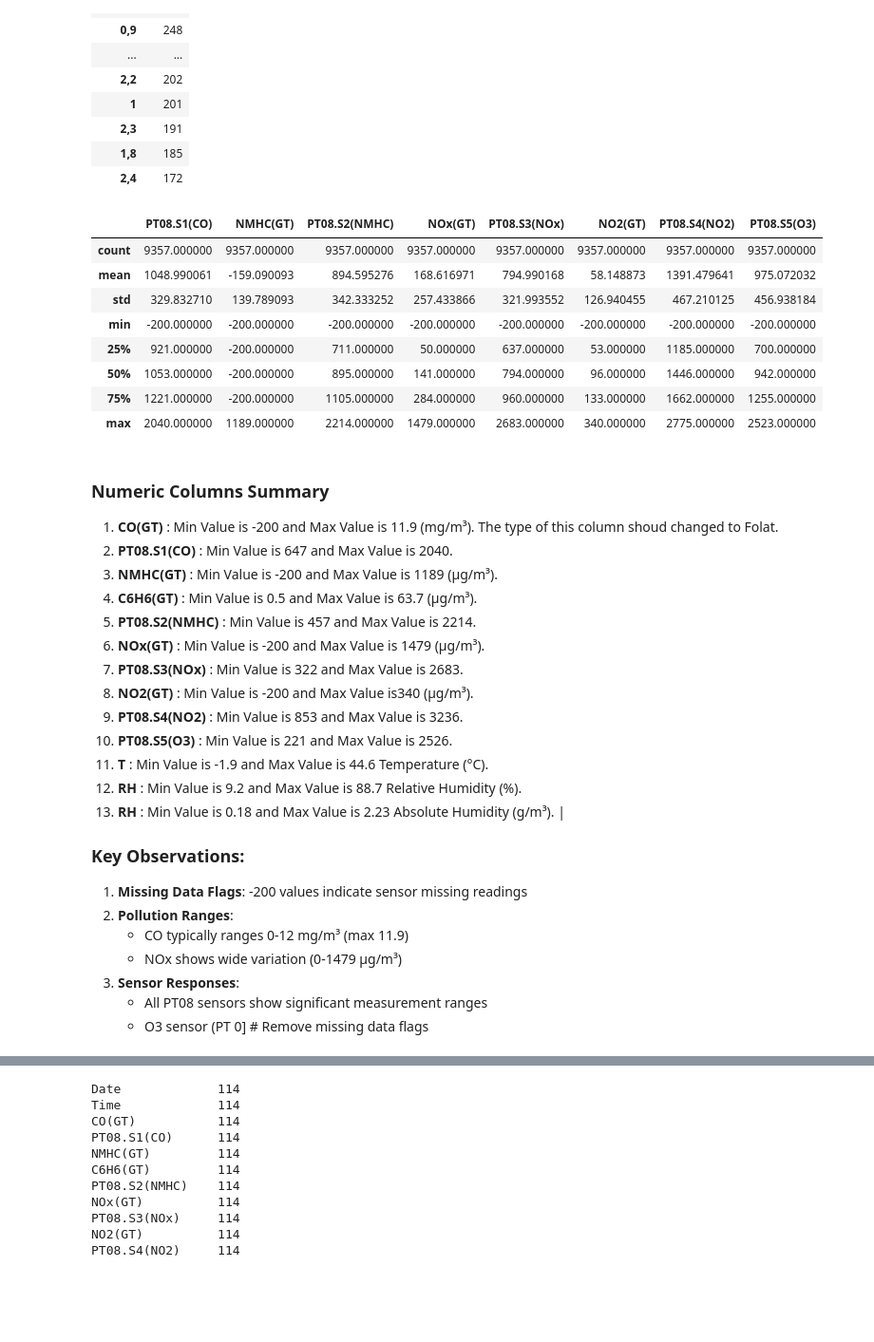
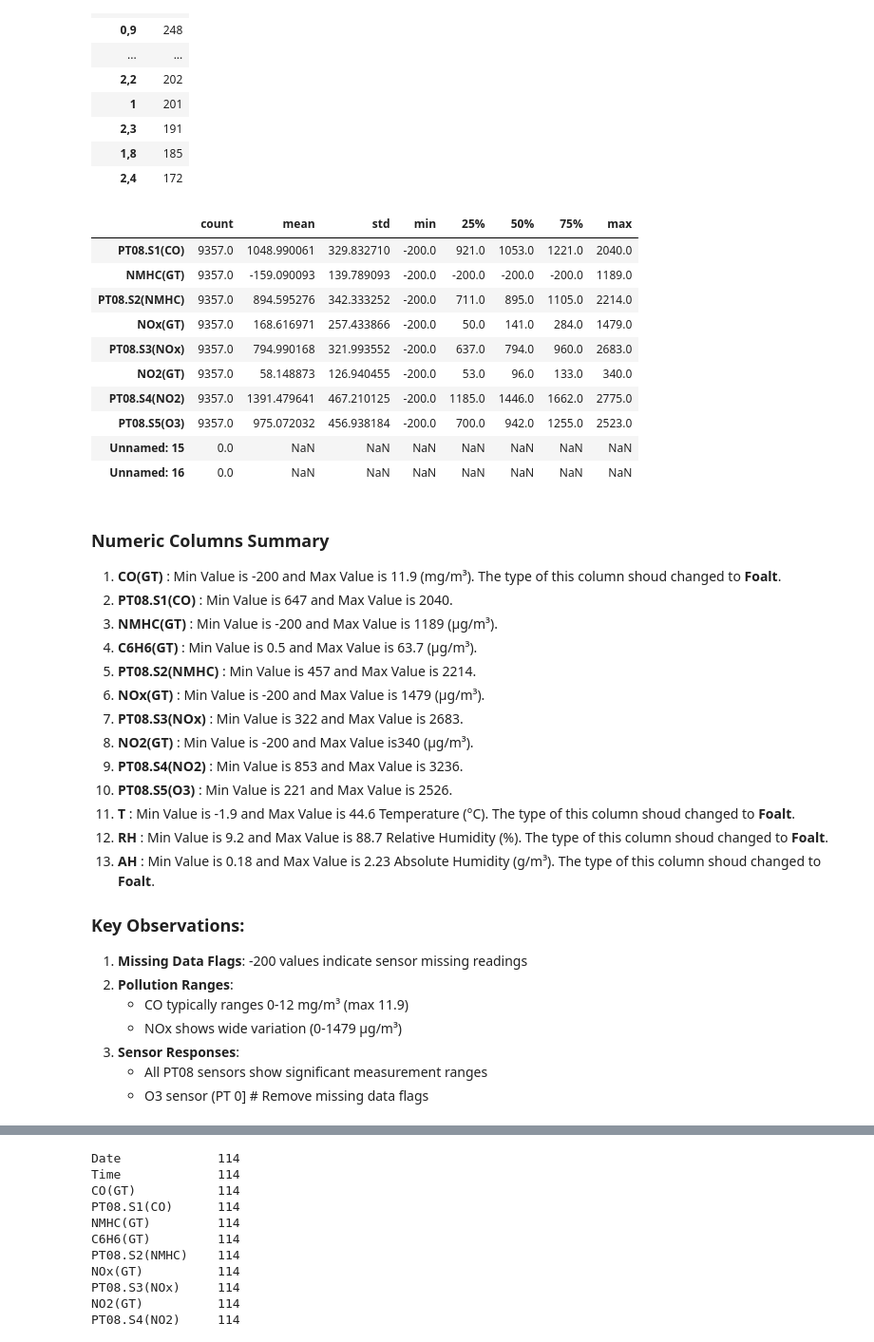
Before and after one commit to ShohrehShahsavari/Darsman_Exercises, a Jupyter notebook: term 5/3 - Air pollution/exercise_solution.ipynb, the cells around one changed output, grey strips where cells are left out. Shown at 95% size. Saved outputs shown, nothing was run; the diff lists cells and outputs as text; code cells hidden in the pictures; blank space fills up the shorter version.

```diff
--- a/term 5/3 - Air pollution/exercise_solution.ipynb
+++ b/term 5/3 - Air pollution/exercise_solution.ipynb
@@ -214,20 +196,22 @@ Value_count('CO(GT)',20)
 | 1,8 | 185 |
 | 2,4 | 172 |
 # %%
-df.describe()
+df.describe().T
 # %% [output]
-|  | PT08.S1(CO) | NMHC(GT) | PT08.S2(NMHC) | NOx(GT) | PT08.S3(NOx) | NO2(GT) | PT08.S4(NO2) | PT08.S5(O3) |
-| count | 9357.000000 | 9357.000000 | 9357.000000 | 9357.000000 | 9357.000000 | 9357.000000 | 9357.000000 | 9357.000000 |
-| mean | 1048.990061 | -159.090093 | 894.595276 | 168.616971 | 794.990168 | 58.148873 | 1391.479641 | 975.072032 |
-| std | 329.832710 | 139.789093 | 342.333252 | 257.433866 | 321.993552 | 126.940455 | 467.210125 | 456.938184 |
-| min | -200.000000 | -200.000000 | -200.000000 | -200.000000 | -200.000000 | -200.000000 | -200.000000 | -200.000000 |
-| 25% | 921.000000 | -200.000000 | 711.000000 | 50.000000 | 637.000000 | 53.000000 | 1185.000000 | 700.000000 |
-| 50% | 1053.000000 | -200.000000 | 895.000000 | 141.000000 | 794.000000 | 96.000000 | 1446.000000 | 942.000000 |
-| 75% | 1221.000000 | -200.000000 | 1105.000000 | 284.000000 | 960.000000 | 133.000000 | 1662.000000 | 1255.000000 |
-| max | 2040.000000 | 1189.000000 | 2214.000000 | 1479.000000 | 2683.000000 | 340.000000 | 2775.000000 | 2523.000000 |
+|  | count | mean | std | min | 25% | 50% | 75% | max |
+| PT08.S1(CO) | 9357.0 | 1048.990061 | 329.832710 | -200.0 | 921.0 | 1053.0 | 1221.0 | 2040.0 |
+| NMHC(GT) | 9357.0 | -159.090093 | 139.789093 | -200.0 | -200.0 | -200.0 | -200.0 | 1189.0 |
+| PT08.S2(NMHC) | 9357.0 | 894.595276 | 342.333252 | -200.0 | 711.0 | 895.0 | 1105.0 | 2214.0 |
+| NOx(GT) | 9357.0 | 168.616971 | 257.433866 | -200.0 | 50.0 | 141.0 | 284.0 | 1479.0 |
+| PT08.S3(NOx) | 9357.0 | 794.990168 | 321.993552 | -200.0 | 637.0 | 794.0 | 960.0 | 2683.0 |
+| NO2(GT) | 9357.0 | 58.148873 | 126.940455 | -200.0 | 53.0 | 96.0 | 133.0 | 340.0 |
+| PT08.S4(NO2) | 9357.0 | 1391.479641 | 467.210125 | -200.0 | 1185.0 | 1446.0 | 1662.0 | 2775.0 |
+| PT08.S5(O3) | 9357.0 | 975.072032 | 456.938184 | -200.0 | 700.0 | 942.0 | 1255.0 | 2523.0 |
+| Unnamed: 15 | 0.0 | NaN | NaN | NaN | NaN | NaN | NaN | NaN |
+| Unnamed: 16 | 0.0 | NaN | NaN | NaN | NaN | NaN | NaN | NaN |
 # %% [markdown]
 ### Numeric Columns Summary
-1. **CO(GT)** : Min Value is -200 and Max Value is 11.9 (mg/m³). The type of this column shoud changed to Folat.
+1. **CO(GT)** : Min Value is -200 and Max Value is 11.9 (mg/m³). The type of this column shoud changed to **Foalt**.
 2. **PT08.S1(CO)** : Min Value is 647 and Max Value is 2040.
 3. **NMHC(GT)** : Min Value is -200 and Max Value is 1189 (µg/m³).
 4. **C6H6(GT)** : Min Value is 0.5 and Max Value is 63.7 (µg/m³).
@@ -237,10 +221,10 @@ df.describe()
 8. **NO2(GT)** : Min Value is -200 and Max Value is340 (µg/m³).
 9. **PT08.S4(NO2)** : Min Value is 853 and Max Value is 3236.
 10. **PT08.S5(O3)** : Min Value is 221 and Max Value is 2526.
-11. **T** : Min Value is -1.9 and Max Value is 44.6 Temperature (°C).
-12. **RH** : Min Value is 9.2 and Max Value is 88.7 Relative Humidity (%).
-13. **RH** : Min Value is 0.18 and Max Value is 2.23 Absolute Humidity (g/m³).
-             |
+11. **T** : Min Value is -1.9 and Max Value is 44.6 Temperature (°C). The type of this column shoud changed to **Foalt**.
+12. **RH** : Min Value is 9.2 and Max Value is 88.7 Relative Humidity (%). The type of this column shoud changed to **Foalt**.
+13. **AH** : Min Value is 0.18 and Max Value is 2.23 Absolute Humidity (g/m³). The type of this column shoud changed to **Foalt**.
+
 
 ### Key Observations:
 1. **Missing Data Flags**: -200 values indicate sensor missing readings
```
Also changed, not shown: parts of 8 cells of this notebook, 2 other files.
